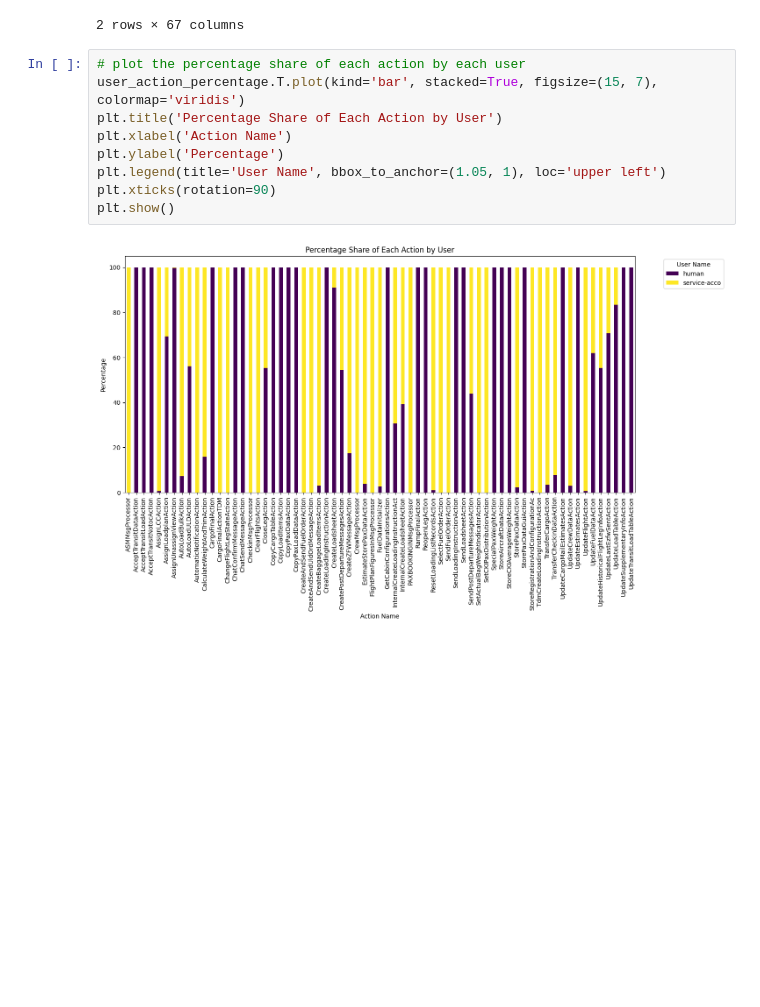
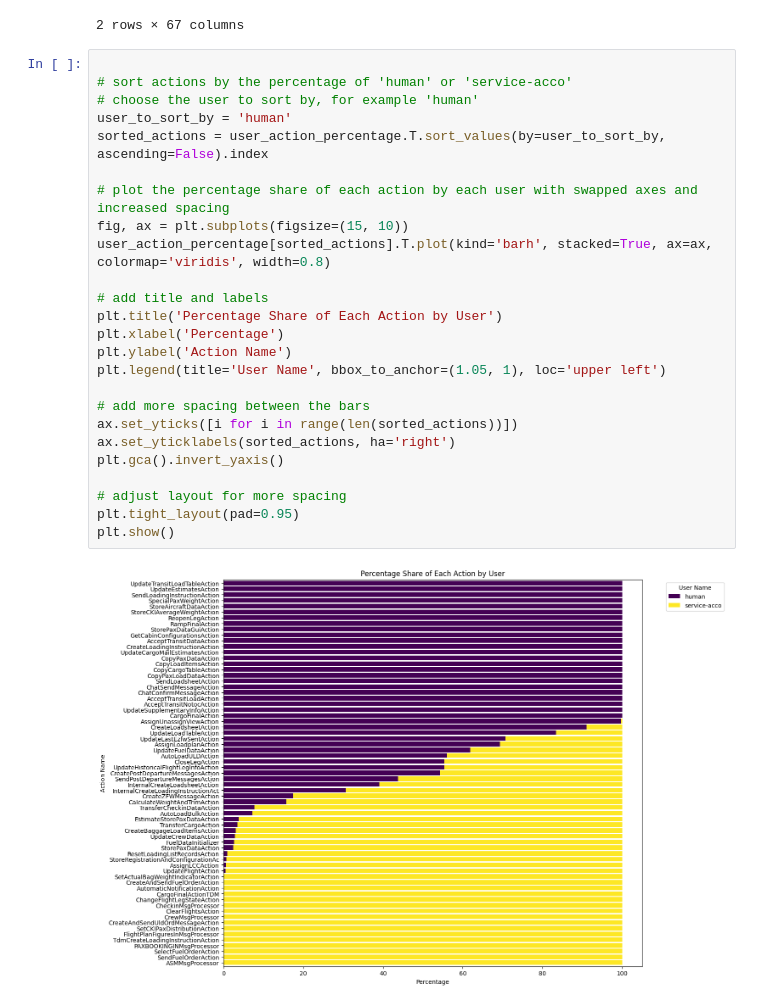
Before and after one commit to aref-hasan/aircraft_load, a Jupyter notebook: visualization/data_exploration.ipynb, the cells around one changed output. Saved outputs shown, nothing was run; the diff lists cells and outputs as text; blank space fills up the shorter version.

Commit message:
new plots

```diff
--- a/visualization/data_exploration.ipynb
+++ b/visualization/data_exploration.ipynb
@@ -402,13 +411,29 @@ user_action_percentage
 | service-acco | 100.0 | 0.0 | 0.0 | 0.0 | ... |
 2 rows × 67 columns
 # %%
-# plot the percentage share of each action by each user
-user_action_percentage.T.plot(kind='bar', stacked=True, figsize=(15, 7), colormap='viridis')
+
+# sort actions by the percentage of 'human' or 'service-acco'
+# choose the user to sort by, for example 'human'
+user_to_sort_by = 'human'
+sorted_actions = user_action_percentage.T.sort_values(by=user_to_sort_by, ascending=False).index
+
+# plot the percentage share of each action by each user with swapped axes and increased spacing
+fig, ax = plt.subplots(figsize=(15, 10))
+user_action_percentage[sorted_actions].T.plot(kind='barh', stacked=True, ax=ax, colormap='viridis', width=0.8)
+
+# add title and labels
 plt.title('Percentage Share of Each Action by User')
-plt.xlabel('Action Name')
-plt.ylabel('Percentage')
+plt.xlabel('Percentage')
+plt.ylabel('Action Name')
 plt.legend(title='User Name', bbox_to_anchor=(1.05, 1), loc='upper left')
-plt.xticks(rotation=90)
+
+# add more spacing between the bars
+ax.set_yticks([i for i in range(len(sorted_actions))])
+ax.set_yticklabels(sorted_actions, ha='right')
+plt.gca().invert_yaxis()
+
+# adjust layout for more spacing
+plt.tight_layout(pad=0.95)
 plt.show()
 # %% [output]
-[figure, old version]
+[figure, new version]
```
Also changed, not shown: parts of 3 cells of this notebook, 3 other files.
